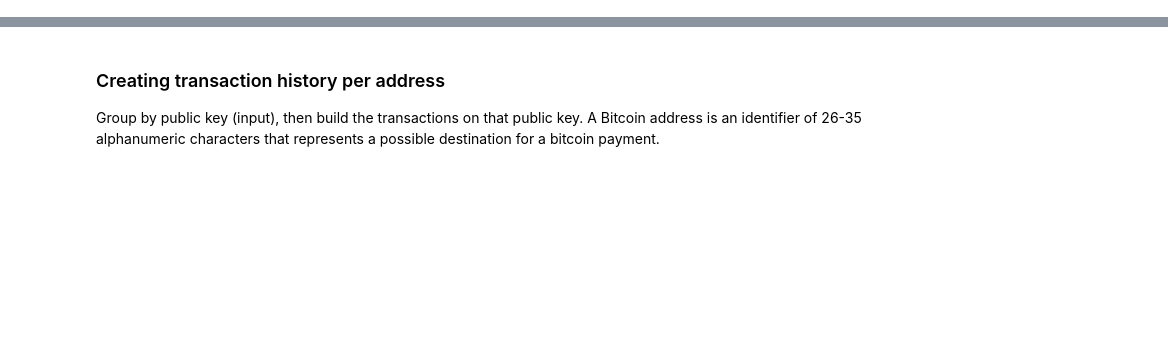
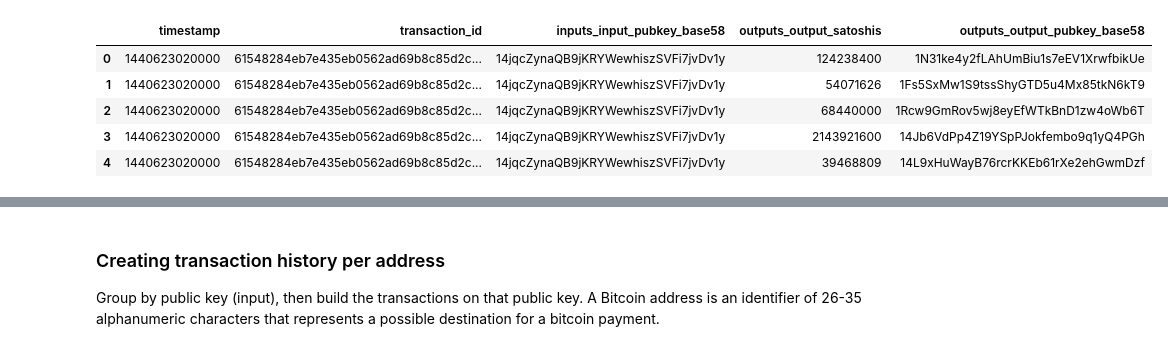
Before and after one commit to timbo112711/Risk-Scoring-for-Cryptocurrency-Transactions-on-the-Blockchain---MSDS-Capstone, a Jupyter notebook: Code/Blockchain.ipynb, the cells around one changed output, grey strips where cells are left out. Cells and saved outputs as stored; diff of their text form; code cells hidden in the pictures; blank space fills up the shorter version.

```diff
--- a/Code/Blockchain.ipynb
+++ b/Code/Blockchain.ipynb
@@ -5,4 +22,4 @@ from pandas.io import gbq
 import random
 # %%
 # Insert the BigQuery Project ID
-projectid = ""
+projectid = "capstone-196102"
@@ -57,0 +93,10 @@ transaction
+# %%
+address7 = gbq.read_gbq('SELECT timestamp, transaction_id, inputs.input_pubkey_base58, outputs.output_satoshis, outputs.output_pubkey_base58 FROM (FLATTEN(Capstone_Dataset.transactions_copy, outputs.output_satoshis)) WHERE inputs.input_pubkey_base58 == "14jqcZynaQB9jKRYWewhiszSVFi7jvDv1y"', projectid)
+address7.head()
+# %% [output]
+|  | timestamp | transaction_id | inputs_input_pubkey_base58 | outputs_output_satoshis | outputs_output_pubkey_base58 |
+| 0 | 1440623020000 | 61548284eb7e435eb0562ad69b8c85d2c... | 14jqcZynaQB9jKRYWewhiszSVFi7jvDv1y | 124238400 | 1N31ke4y2fLAhUmBiu1s7eEV1XrwfbikUe |
+| 1 | 1440623020000 | 61548284eb7e435eb0562ad69b8c85d2c... | 14jqcZynaQB9jKRYWewhiszSVFi7jvDv1y | 54071626 | 1Fs5SxMw1S9tssShyGTD5u4Mx85tkN6kT9 |
+| 2 | 1440623020000 | 61548284eb7e435eb0562ad69b8c85d2c... | 14jqcZynaQB9jKRYWewhiszSVFi7jvDv1y | 68440000 | 1Rcw9GmRov5wj8eyEfWTkBnD1zw4oWb6T |
+| 3 | 1440623020000 | 61548284eb7e435eb0562ad69b8c85d2c... | 14jqcZynaQB9jKRYWewhiszSVFi7jvDv1y | 2143921600 | 14Jb6VdPp4Z19YSpPJokfembo9q1yQ4PGh |
+| 4 | 1440623020000 | 61548284eb7e435eb0562ad69b8c85d2c... | 14jqcZynaQB9jKRYWewhiszSVFi7jvDv1y | 39468809 | 14L9xHuWayB76rcrKKEb61rXe2ehGwmDzf |
```
Also changed, not shown: parts of 24 cells of this notebook.
